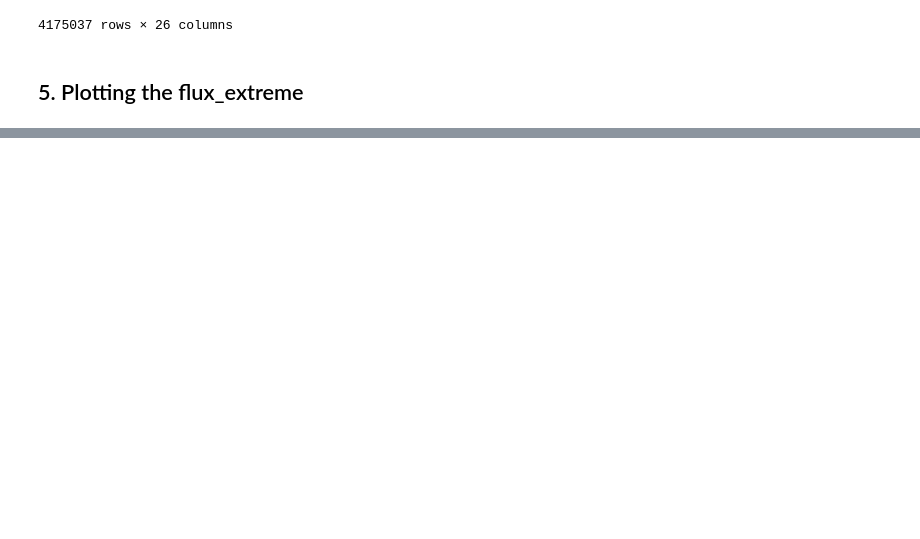
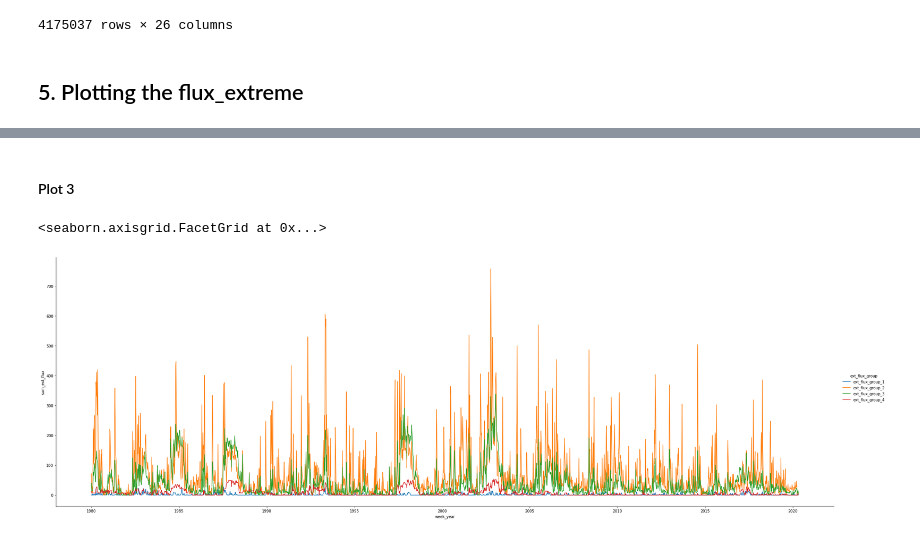
Before and after one commit to oaflores28/WatershedChallenge, a Jupyter notebook: Notebook_1_WaterShed.ipynb, the cells around one changed output, grey strips where cells are left out. Cells and saved outputs as stored; diff of their text form; code cells hidden in the pictures; blank space fills up the shorter version.

```diff
--- a/Notebook_1_WaterShed.ipynb
+++ b/Notebook_1_WaterShed.ipynb
@@ -646,0 +730,19 @@ df_flux_complete
+# %% [markdown]
+#### Plot 3
+# %%
+# Group by week and ext. flux group then get the amount of data
+group_cols = ['week_year','ext_flux_group']
+df_flux_complete_m = df_flux_complete.groupby(group_cols)[['flux_extreme']].agg(sum_ext_flux=('flux_extreme','sum')).reset_index()
+# Plot amount of data over time for each ext. flux group
+sns.relplot(
+    data=df_flux_complete_m,
+    x="week_year",
+    y="sum_ext_flux",
+    hue="ext_flux_group",
+    kind="line",
+    height=10,
+    aspect=3,
+)
+# %% [output]
+<seaborn.axisgrid.FacetGrid at 0x...>
+[figure, added]
```
Also changed, not shown: parts of 52 cells of this notebook.
